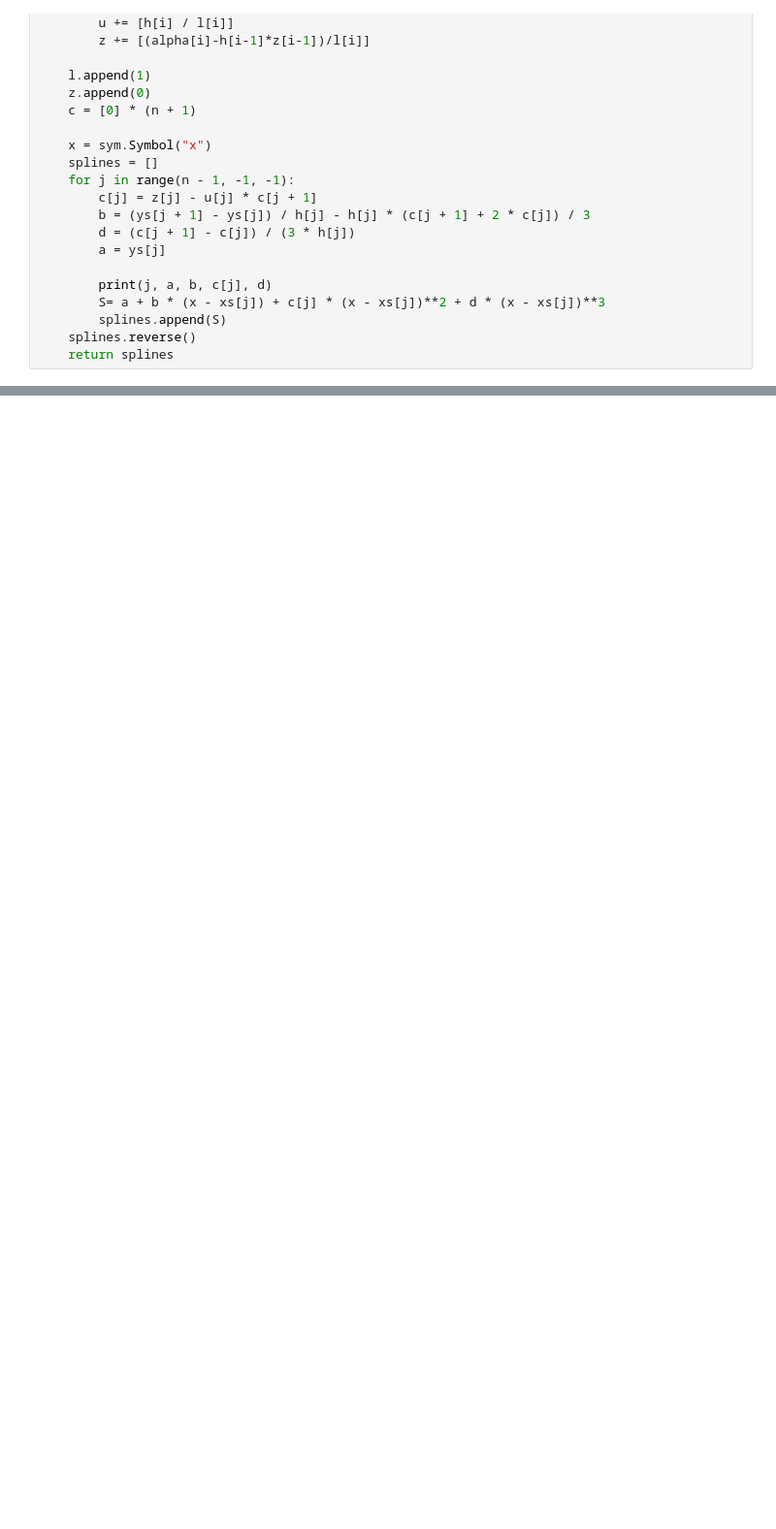
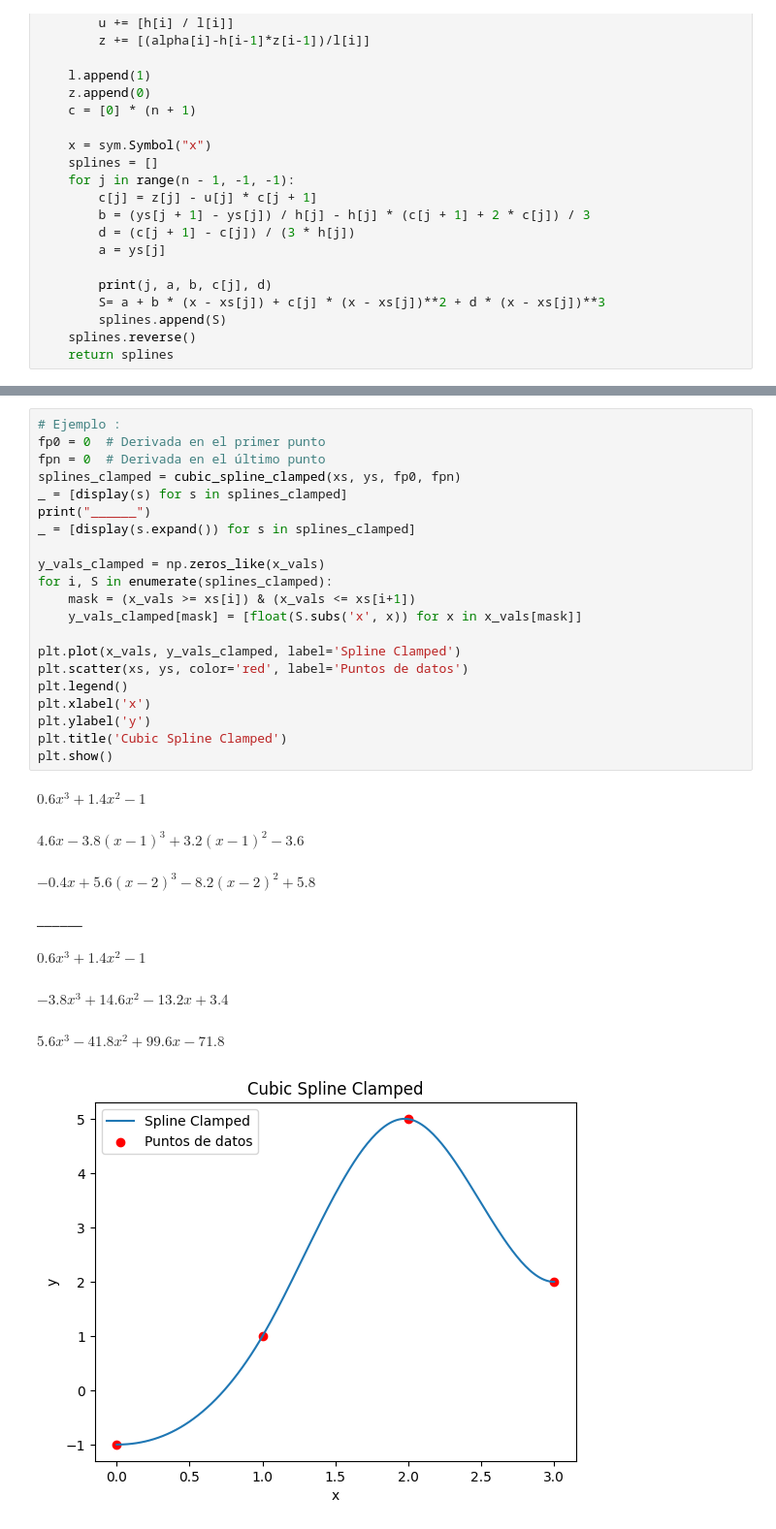
Before and after one commit to Josefu-zero/Taller04-MN, a Jupyter notebook: splines_complete.ipynb, the cells around one changed output, grey strips where cells are left out. Shown: that part at 97% size. Cells and saved outputs as stored; diff of their text form; blank space fills up the shorter version.

```diff
--- a/splines_complete.ipynb
+++ b/splines_complete.ipynb
@@ -75,0 +222,30 @@ $\displaystyle - 1.5 x^{3} + 9.0 x^{2} - 9.5 x - 2.0$
+# %%
+# Ejemplo :
+fp0 = 0  # Derivada en el primer punto
+fpn = 0  # Derivada en el último punto
+splines_clamped = cubic_spline_clamped(xs, ys, fp0, fpn)
+_ = [display(s) for s in splines_clamped]
+print("______")
+_ = [display(s.expand()) for s in splines_clamped]
+
+y_vals_clamped = np.zeros_like(x_vals)
+for i, S in enumerate(splines_clamped):
+    mask = (x_vals >= xs[i]) & (x_vals <= xs[i+1])
+    y_vals_clamped[mask] = [float(S.subs('x', x)) for x in x_vals[mask]]
+
+plt.plot(x_vals, y_vals_clamped, label='Spline Clamped')
+plt.scatter(xs, ys, color='red', label='Puntos de datos')
+plt.legend()
+plt.xlabel('x')
+plt.ylabel('y')
+plt.title('Cubic Spline Clamped')
+plt.show()
+# %% [output]
+$\displaystyle 0.6 x^{3} + 1.4 x^{2} - 1$
+$\displaystyle 4.6 x - 3.8 \left(x - 1\right)^{3} + 3.2 \left(x - 1\right)^{2} - 3.6$
+$\displaystyle - 0.4 x + 5.6 \left(x - 2\right)^{3} - 8.2 \left(x - 2\right)^{2} + 5.8$
+______
+$\displaystyle 0.6 x^{3} + 1.4 x^{2} - 1$
+$\displaystyle - 3.8 x^{3} + 14.6 x^{2} - 13.2 x + 3.4$
+$\displaystyle 5.6 x^{3} - 41.8 x^{2} + 99.6 x - 71.8$
+[figure, added]
```
Also changed, not shown: parts of 6 cells of this notebook, 1 other file.
